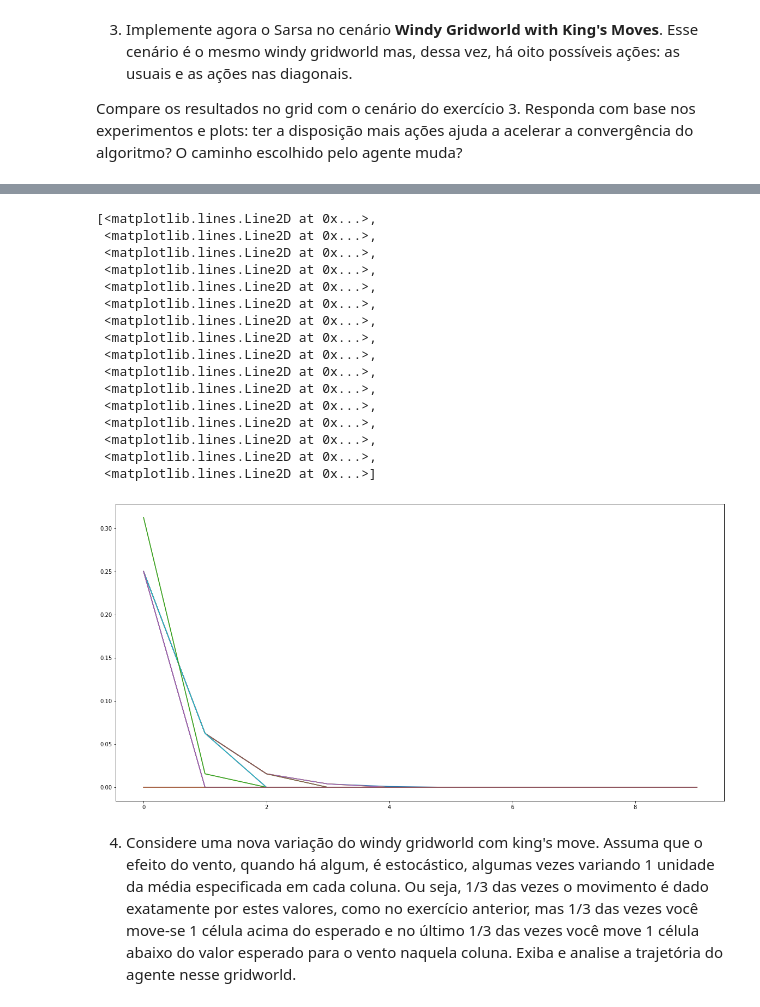
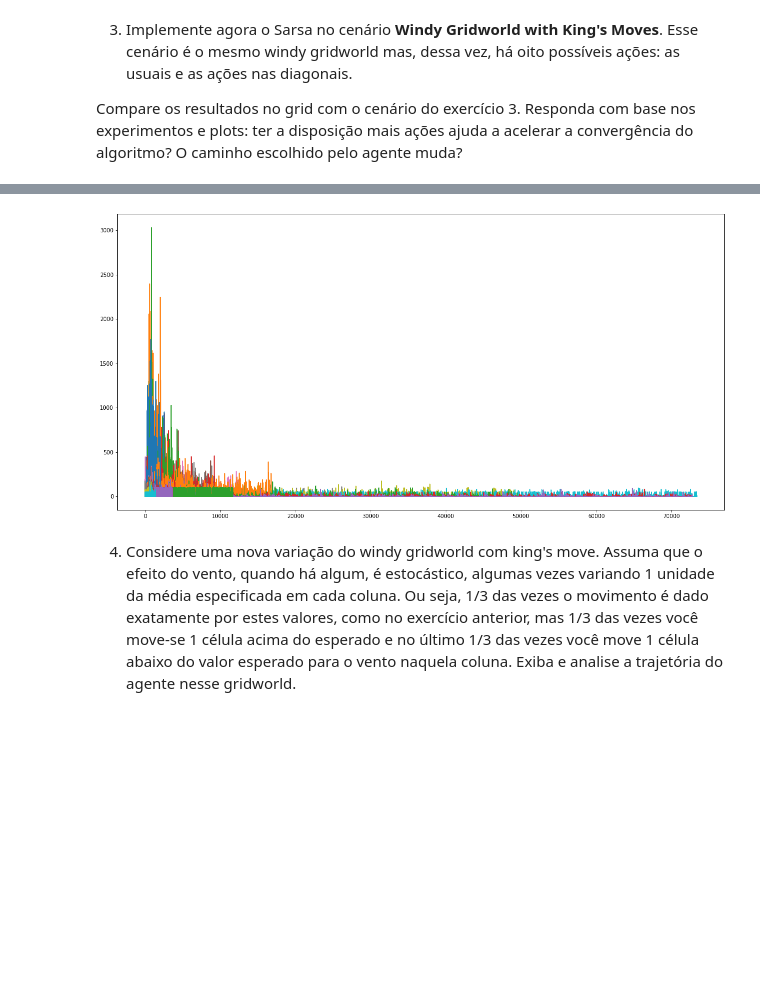
Before and after one commit to girotodenis/semisupervisionada, a Jupyter notebook: Lista_RL_2019_1_Davi_Denis_Naiara.ipynb, the cells around one changed output, grey strips where cells are left out. Saved outputs shown, nothing was run; the diff lists cells and outputs as text; code cells hidden in the pictures; blank space fills up the shorter version.

```diff
--- a/Lista_RL_2019_1_Davi_Denis_Naiara.ipynb
+++ b/Lista_RL_2019_1_Davi_Denis_Naiara.ipynb
@@ -447,6 +452,7 @@ class EpsilonGreedy:
         self.indexActions = -1;
         self.gamma = 1.0
         self.alpha = 0.5
+        self.deltaState = []
 
     def explorar(self, actions ):
         p = np.random.random()
@@ -473,8 +479,13 @@ class EpsilonGreedy:
             return self.reward_value, self.posicao
         nova_posicao, movimento, inicio, fim = mundo.mover(self.posicao, action)
         self.reward_value
+
+        if nova_posicao is None:
+          return -100, self.posicao
+
         if nova_posicao is None or inicio:
             nova_posicao = self.posicao
+
         return self.reward_value, tuple(nova_posicao)
 
     def policy(it, agente, states, mundo):
@@ -504,27 +515,41 @@ class EpsilonGreedy:
         current_cell.value += current_cell.alpha * (reward + current_cell.gamma * next_cell.values[current_cell.indexActions] - current_cell.value) #Sarsa
         current_cell.values[current_cell.indexActions] = current_cell.value
 
-        deltaState.append(np.abs(old_cell_value - current_cell.value))
+        current_cell.deltaState.append( float(np.abs(old_cell_value - current_cell.value)) )
+
+        if(len(deltaState)>50):
+          deltaState.append( np.abs(old_cell_value - current_cell.value))
+
         posicao = nova_posicao
 
-      if it in [15,20,30,80, 99, agente.iterations-1]:
+      if it in [100,200,3000,5000, 8000, agente.iterations-1]:
         print('it',it)
         agente.grid()
         print()
-        try:
-          print(agente.melhor_caminho(mundo.inicio, mundo))
-        except:
-          print('erro')
+        #try:
+        print(agente.melhor_caminho(mundo.inicio, mundo))
+        #except:
+        #  print('erro')
+
       return deltaState
 # %%
 #            'NO','N_','NE'
 #            'O_',     'L_'
 #            'SO','S_','SE'
 mundo4 = Mundo(10, 10, (5, 0), (5, 8), pcardeais8, actions8, [0,0,0,1,1,1,4,2,1,0])
-agente4 = Agente(1000)
+agente4 = Agente(100000)
 deltas4 = agente4.learn(mundo4, EpsilonGreedy)
 print()
 #print(agente4.melhor_caminho(mundo4.inicio, mundo4))
 plt.figure(figsize=(20, 10))
-plt.plot(deltas2)
+
+all_series=[]
+for i in agente4.states:
+  for j in i:
+    all_series.append( list(j.deltaState)[:-50] )
+
+#all_series = [list(s.deltaState)[:50] for s in agente4.states]
+for series in all_series:
+    plt.plot(series)
+#plt.plot(all_series)
 # %% [output]
@@ -548,20 +573,4 @@ it 15
-[<matplotlib.lines.Line2D at 0x...>,
- <matplotlib.lines.Line2D at 0x...>,
- <matplotlib.lines.Line2D at 0x...>,
- <matplotlib.lines.Line2D at 0x...>,
- <matplotlib.lines.Line2D at 0x...>,
- <matplotlib.lines.Line2D at 0x...>,
- <matplotlib.lines.Line2D at 0x...>,
- <matplotlib.lines.Line2D at 0x...>,
- <matplotlib.lines.Line2D at 0x...>,
- <matplotlib.lines.Line2D at 0x...>,
- <matplotlib.lines.Line2D at 0x...>,
- <matplotlib.lines.Line2D at 0x...>,
- <matplotlib.lines.Line2D at 0x...>,
- <matplotlib.lines.Line2D at 0x...>,
- <matplotlib.lines.Line2D at 0x...>,
- <matplotlib.lines.Line2D at 0x...>]
-[figure, old version]
+[figure, new version]
 # %% [markdown]
 4) Considere uma nova variação do windy gridworld com king's move. Assuma que o efeito do vento, quando há algum, é estocástico, algumas vezes variando 1 unidade da média especificada em cada coluna. Ou seja, 1/3 das vezes o movimento é dado exatamente por estes valores, como no exercício anterior, mas 1/3 das vezes você move-se 1 célula acima do esperado e no último 1/3 das vezes você move 1 célula abaixo do valor esperado para o vento naquela coluna. Exiba e analise a trajetória do agente nesse gridworld.
 # %%
```
Also changed, not shown: parts of 2 cells of this notebook.
